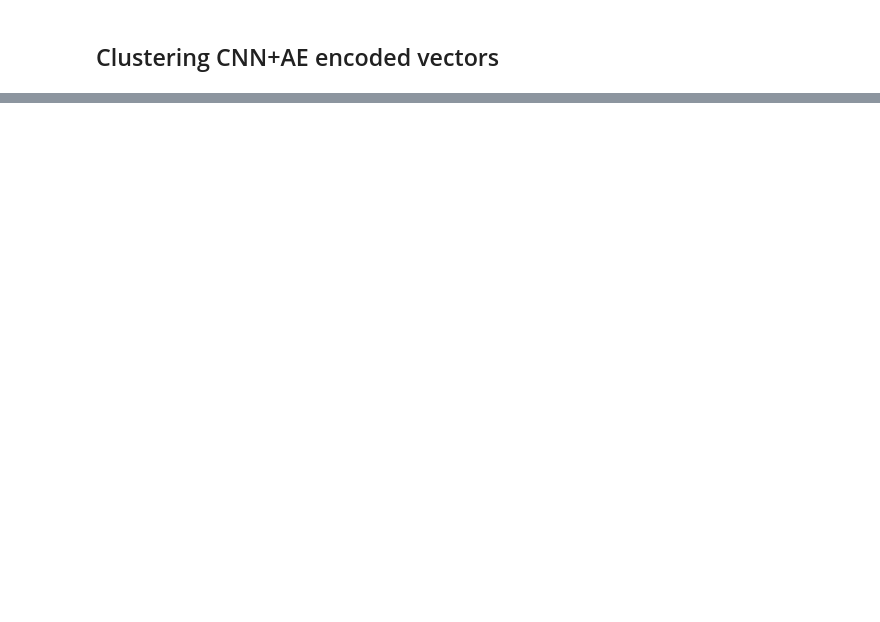
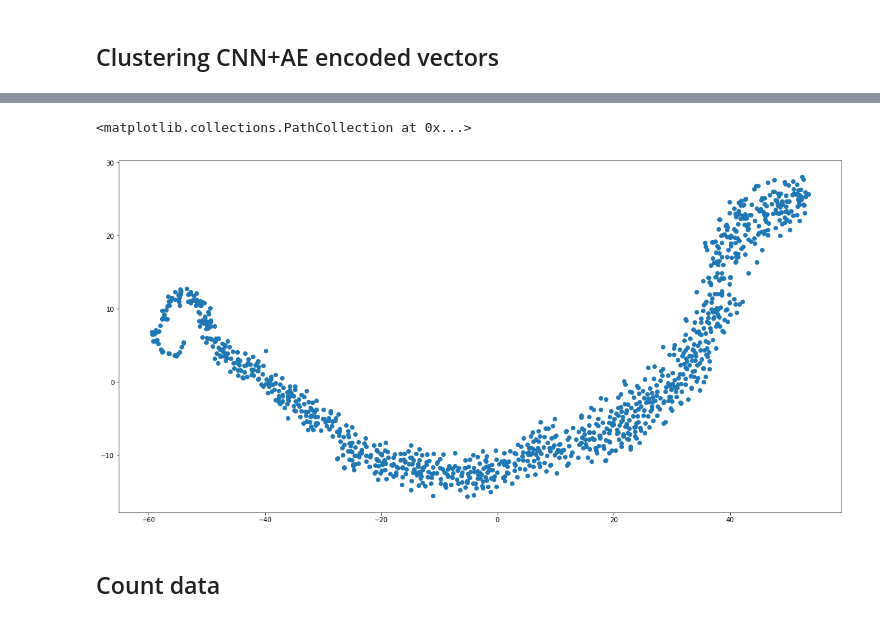
Before and after one commit to landiisotta/complex_disorders, a Jupyter notebook: bin/data_clustering_visualization.ipynb, the cells around one changed output, grey strips where cells are left out. Drawn from its saved outputs; the diff is of its cells as text; code cells hidden in the pictures; blank space fills up the shorter version.

```diff
--- a/bin/data_clustering_visualization.ipynb
+++ b/bin/data_clustering_visualization.ipynb
@@ -144,3 +214,19 @@ plt.yticks([])
+# %%
+with open( data_folder + '/cohort-new_ehr.csv') as f:
+    rd = csv.reader(f)
+    raw_ehr = {}
+    for r in rd:
+        raw_ehr.setdefault(r[0], list()).extend(list(map(int, r[1::])))
+# %%
+##padded raw data
+raw_data = []
+max_len = 0
+for _, e in raw_ehr.items():
+    raw_data.append(e)
+    if len(e) >= max_len:
+        max_len = len(e)
+for idx, s in enumerate(raw_data):
+    raw_data[idx] = s + [0]*(max_len-len(s))
 # %%
 scaler = StandardScaler()
 raw_data_scaled = scaler.fit_transform(raw_data)
@@ -146,0 +265,11 @@ raw_data_scaled = scaler.fit_transform(raw_data)
+# %%
+# ##T-SNE
+X_tsne50_raw = tsne.fit_transform(raw_data_scaled)
+# %%
+plt.figure(figsize=(20,10))
+plt.scatter(X_tsne50_raw[:,0], X_tsne50_raw[:,1])
+# %% [output]
+<matplotlib.collections.PathCollection at 0x...>
+[figure, added]
+# %% [markdown]
+## Count data
```
Also changed, not shown: parts of 28 cells of this notebook, 33 other files.
